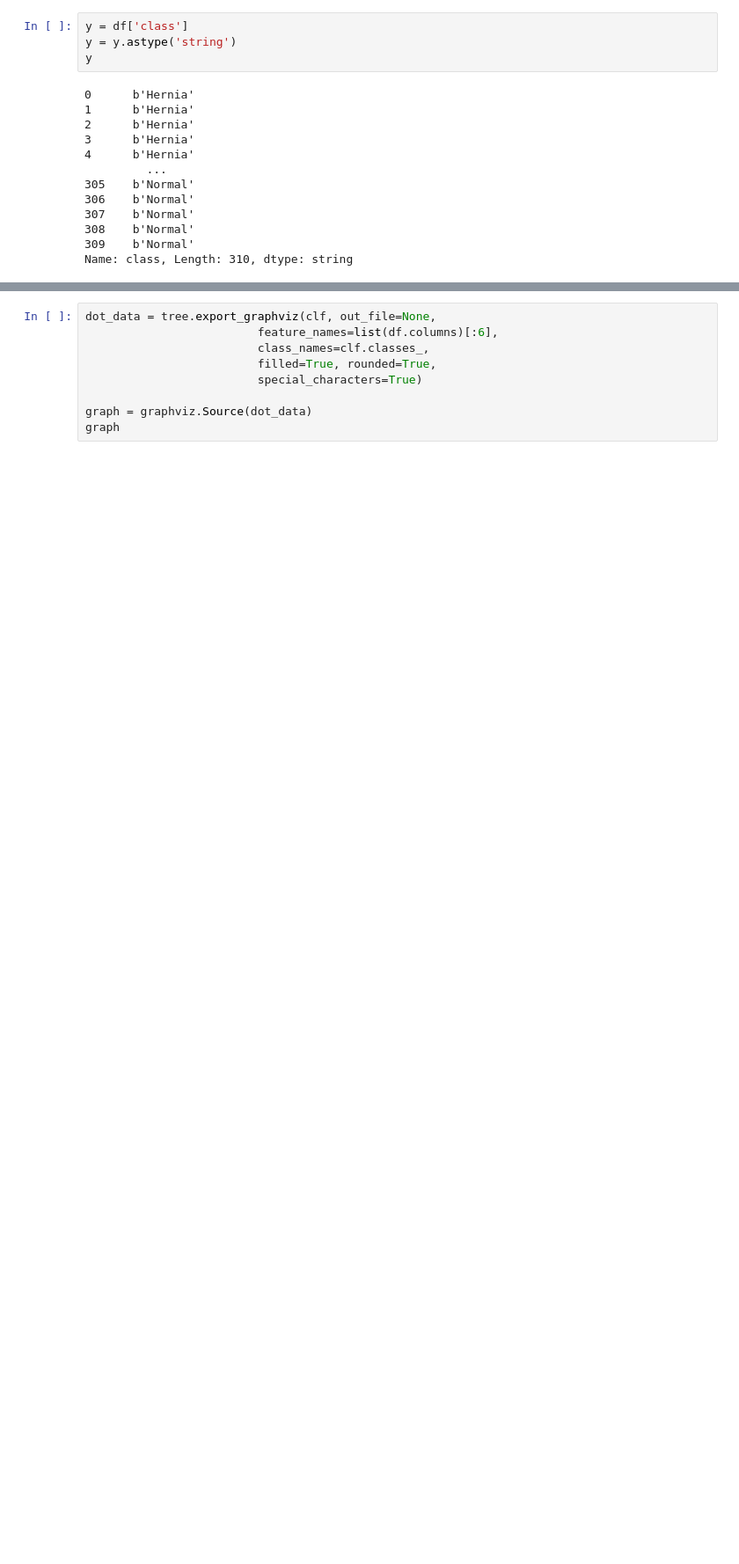
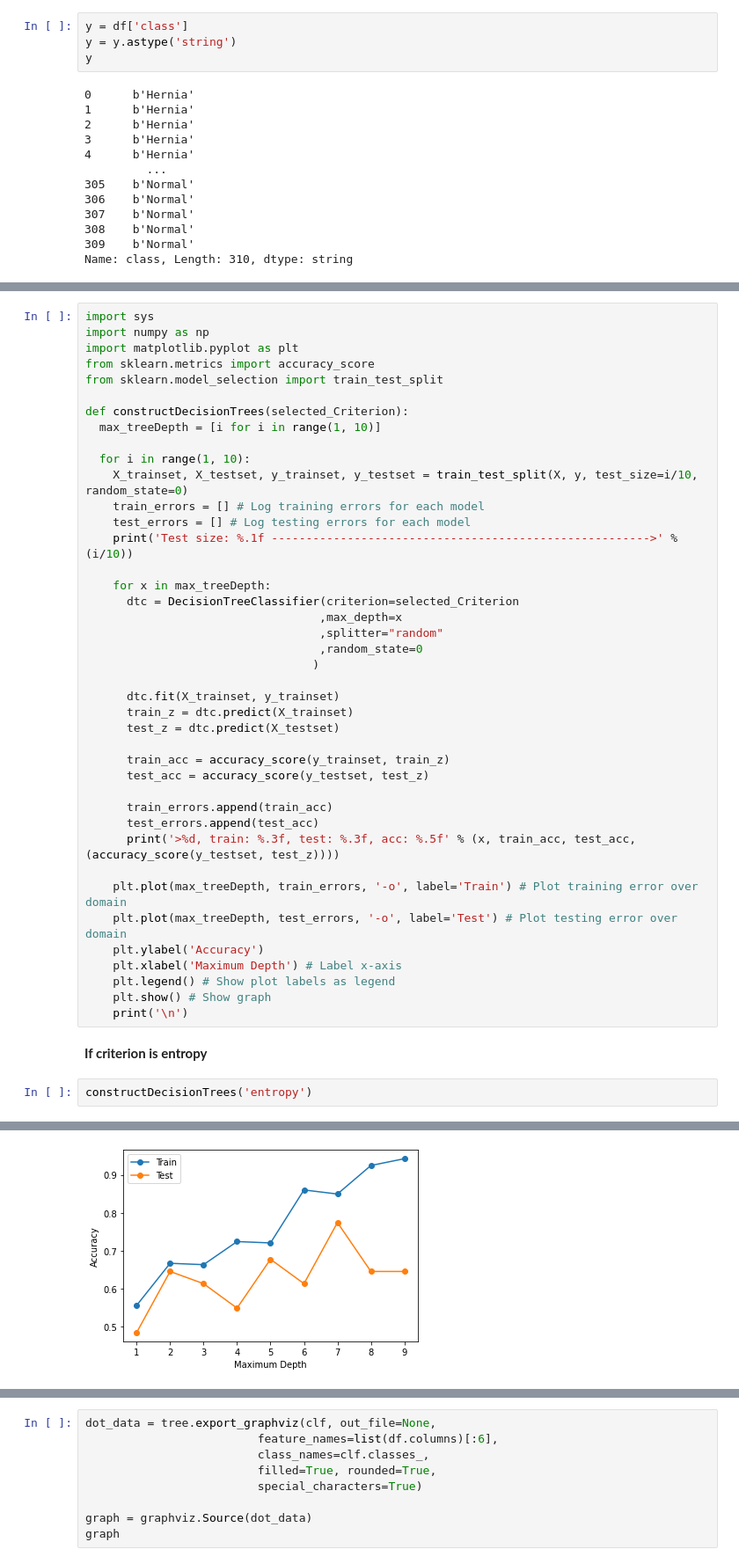
Before and after one commit to cityu-assignment/CS3481-assignment1, a Jupyter notebook: cs3481_asm.ipynb, the cells around one changed output, grey strips where cells are left out. Shown: that part at 88% size. Saved outputs shown, nothing was run; the diff lists cells and outputs as text; blank space fills up the shorter version.

```diff
--- a/cs3481_asm.ipynb
+++ b/cs3481_asm.ipynb
@@ -58,0 +63,47 @@ Name: class, Length: 310, dtype: string
+# %%
+import sys
+import numpy as np
+import matplotlib.pyplot as plt
+from sklearn.metrics import accuracy_score
+from sklearn.model_selection import train_test_split
+
+def constructDecisionTrees(selected_Criterion):
+  max_treeDepth = [i for i in range(1, 10)]
+
+  for i in range(1, 10):
+    X_trainset, X_testset, y_trainset, y_testset = train_test_split(X, y, test_size=i/10, random_state=0)
+    train_errors = [] # Log training errors for each model
+    test_errors = [] # Log testing errors for each model
+    print('Test size: %.1f ------------------------------------------------------->' % (i/10))
+
+    for x in max_treeDepth:
+      dtc = DecisionTreeClassifier(criterion=selected_Criterion
+                                  ,max_depth=x
+                                  ,splitter="random"
+                                  ,random_state=0
+                                 )
+
+      dtc.fit(X_trainset, y_trainset)
+      train_z = dtc.predict(X_trainset)
+      test_z = dtc.predict(X_testset)
+
+      train_acc = accuracy_score(y_trainset, train_z)
+      test_acc = accuracy_score(y_testset, test_z)
+
+      train_errors.append(train_acc)
+      test_errors.append(test_acc)
+      print('>%d, train: %.3f, test: %.3f, acc: %.5f' % (x, train_acc, test_acc, (accuracy_score(y_testset, test_z))))
+
+    plt.plot(max_treeDepth, train_errors, '-o', label='Train') # Plot training error over domain
+    plt.plot(max_treeDepth, test_errors, '-o', label='Test') # Plot testing error over domain
+    plt.ylabel('Accuracy')
+    plt.xlabel('Maximum Depth') # Label x-axis
+    plt.legend() # Show plot labels as legend
+    plt.show() # Show graph
+    print('\n')
+# %% [markdown]
+
+**If criterion is entropy**
+# %%
+constructDecisionTrees('entropy')
+# %% [output]
@@ -58,0 +120 @@ Name: class, Length: 310, dtype: string
+[figure, added]
```
Also changed, not shown: parts of 12 cells of this notebook.
